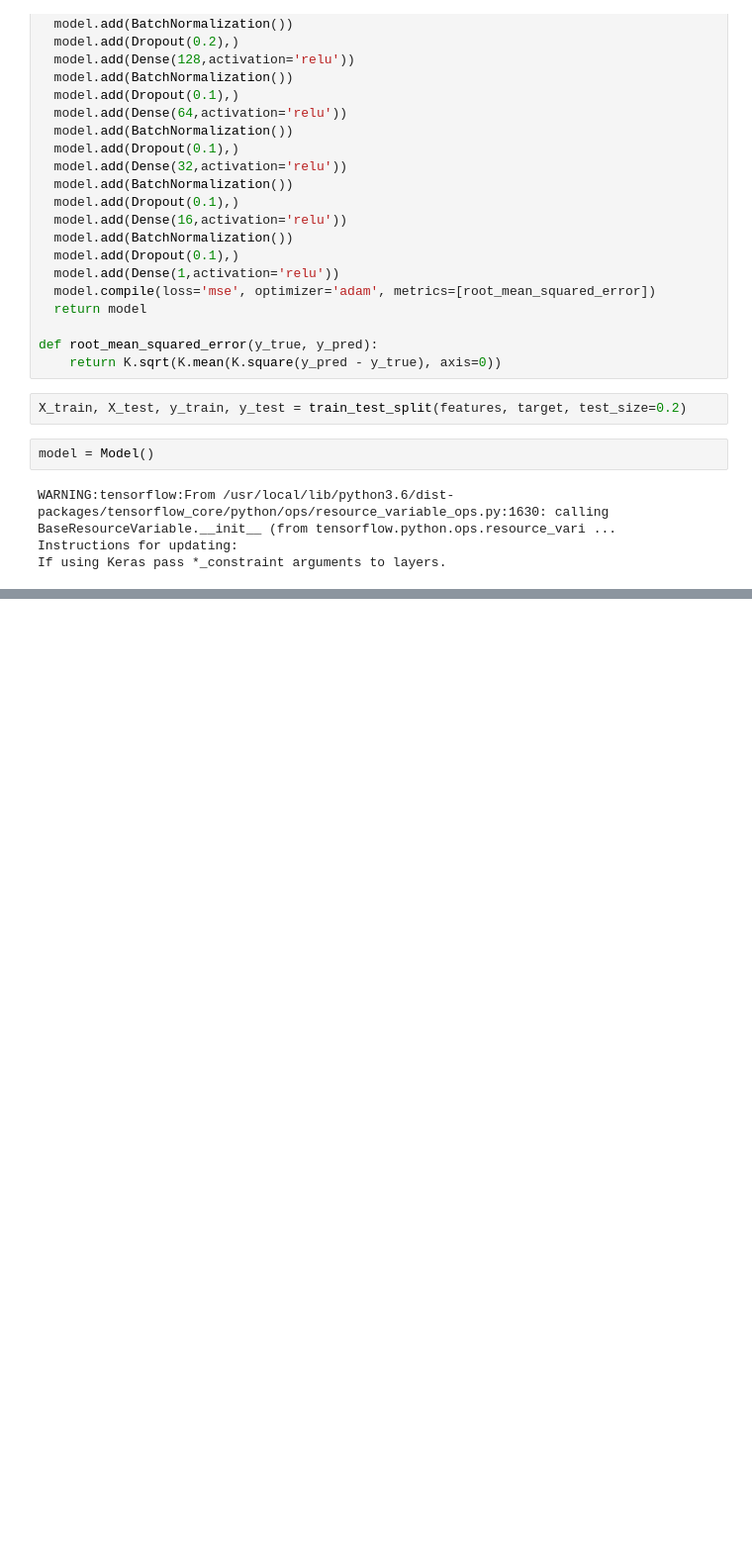
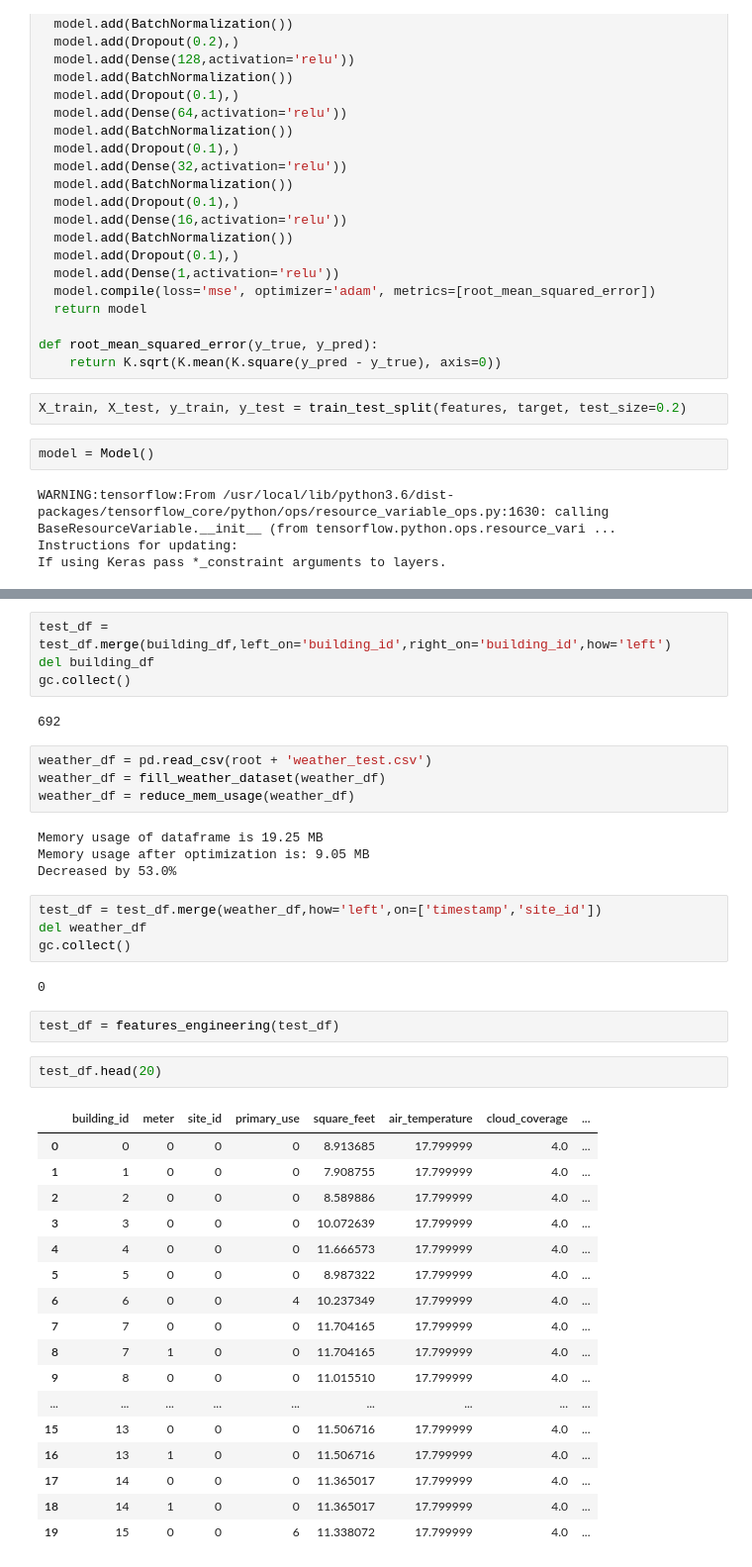
Before and after one commit to ilyes-hamrouni/ASHREA_DEEP_LEARNING, a Jupyter notebook: Deep_Learning_Competition_Final_Final_1_0_BAtch.ipynb, the cells around one changed output, grey strips where cells are left out. Shown at 99% size. Drawn from its saved outputs; the diff is of its cells as text; blank space fills up the shorter version.

```diff
--- a/Deep_Learning_Competition_Final_Final_1_0_BAtch.ipynb
+++ b/Deep_Learning_Competition_Final_Final_1_0_BAtch.ipynb
@@ -588,0 +626,42 @@ Epoch 10/10
+# %%
+test_df = test_df.merge(building_df,left_on='building_id',right_on='building_id',how='left')
+del building_df
+gc.collect()
+# %% [output]
+692
+# %%
+weather_df = pd.read_csv(root + 'weather_test.csv')
+weather_df = fill_weather_dataset(weather_df)
+weather_df = reduce_mem_usage(weather_df)
+# %% [output]
+Memory usage of dataframe is 19.25 MB
+Memory usage after optimization is: 9.05 MB
+Decreased by 53.0%
+# %%
+test_df = test_df.merge(weather_df,how='left',on=['timestamp','site_id'])
+del weather_df
+gc.collect()
+# %% [output]
+0
+# %%
+test_df = features_engineering(test_df)
+# %%
+test_df.head(20)
+# %% [output]
+|  | building_id | meter | site_id | primary_use | square_feet | air_temperature | cloud_coverage | ... |
+| 0 | 0 | 0 | 0 | 0 | 8.913685 | 17.799999 | 4.0 | ... |
+| 1 | 1 | 0 | 0 | 0 | 7.908755 | 17.799999 | 4.0 | ... |
+| 2 | 2 | 0 | 0 | 0 | 8.589886 | 17.799999 | 4.0 | ... |
+| 3 | 3 | 0 | 0 | 0 | 10.072639 | 17.799999 | 4.0 | ... |
+| 4 | 4 | 0 | 0 | 0 | 11.666573 | 17.799999 | 4.0 | ... |
+| 5 | 5 | 0 | 0 | 0 | 8.987322 | 17.799999 | 4.0 | ... |
+| 6 | 6 | 0 | 0 | 4 | 10.237349 | 17.799999 | 4.0 | ... |
+| 7 | 7 | 0 | 0 | 0 | 11.704165 | 17.799999 | 4.0 | ... |
+| 8 | 7 | 1 | 0 | 0 | 11.704165 | 17.799999 | 4.0 | ... |
+| 9 | 8 | 0 | 0 | 0 | 11.015510 | 17.799999 | 4.0 | ... |
+| ... | ... | ... | ... | ... | ... | ... | ... | ... |
+| 15 | 13 | 0 | 0 | 0 | 11.506716 | 17.799999 | 4.0 | ... |
+| 16 | 13 | 1 | 0 | 0 | 11.506716 | 17.799999 | 4.0 | ... |
+| 17 | 14 | 0 | 0 | 0 | 11.365017 | 17.799999 | 4.0 | ... |
+| 18 | 14 | 1 | 0 | 0 | 11.365017 | 17.799999 | 4.0 | ... |
+| 19 | 15 | 0 | 0 | 6 | 11.338072 | 17.799999 | 4.0 | ... |
```
Also changed, not shown: parts of 21 cells of this notebook.
